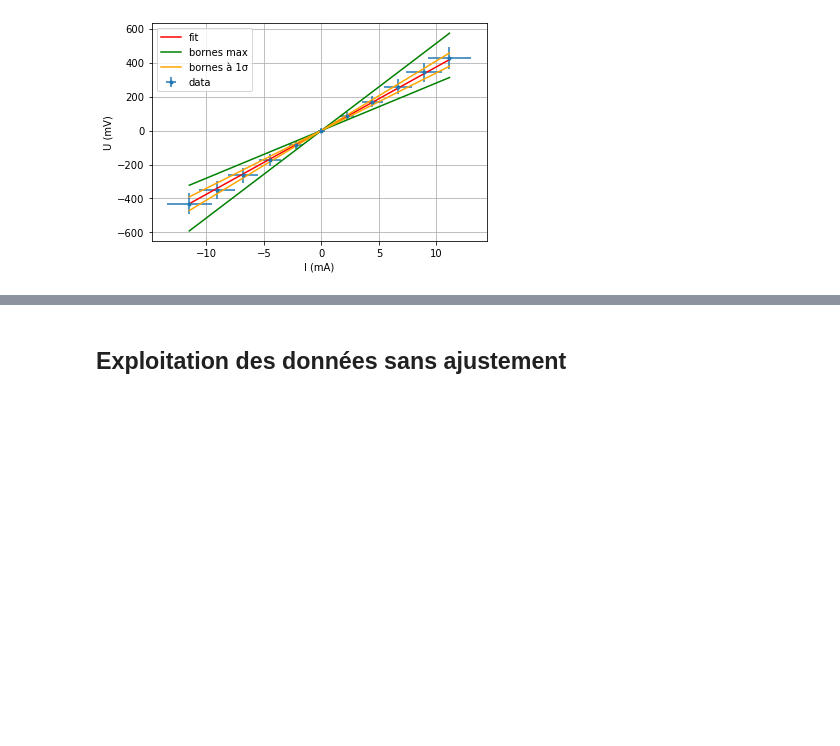
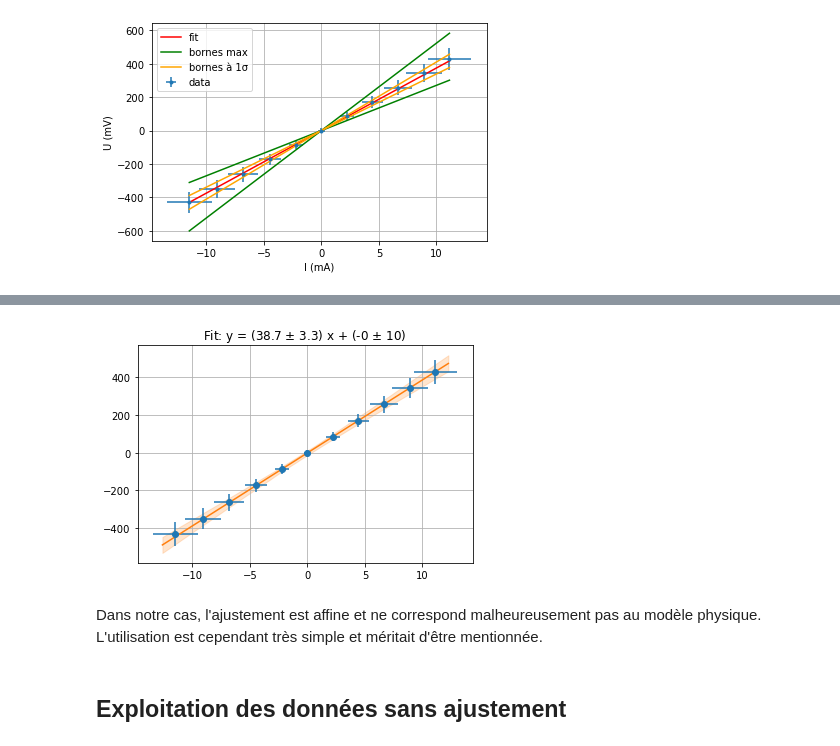
Before and after one commit to tjbtjbtjb/Vrac, a Jupyter notebook: AIPC2223/Ajustement_Ohm.ipynb, the cells around one changed output, grey strips where cells are left out. Drawn from its saved outputs; the diff is of its cells as text; code cells hidden in the pictures; blank space fills up the shorter version.

Commit message:
with linfitxy

```diff
--- a/AIPC2223/Ajustement_Ohm.ipynb
+++ b/AIPC2223/Ajustement_Ohm.ipynb
@@ -138,3 +153,10 @@ plt.grid()
+# %%
+fu.linfitxy(I,U,u_I,u_U,plot=True)
+plt.grid()
+# %% [output]
+[figure, added]
+# %% [markdown]
+Dans notre cas, l'ajustement est affine et ne correspond malheureusement pas au modèle physique. L'utilisation est cependant très simple et méritait d'être mentionnée.
 # %% [markdown]
 ## Exploitation des données sans ajustement
 # %% [markdown]
```
Also changed, not shown: parts of 6 cells of this notebook.
